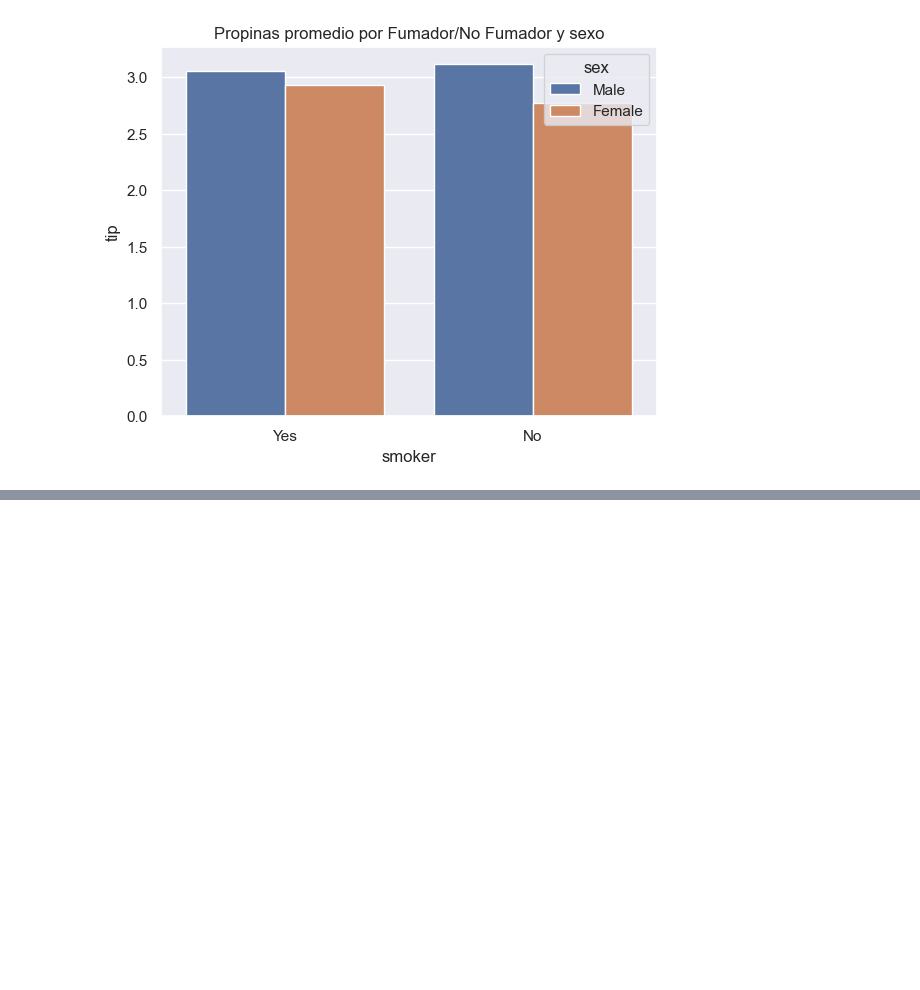
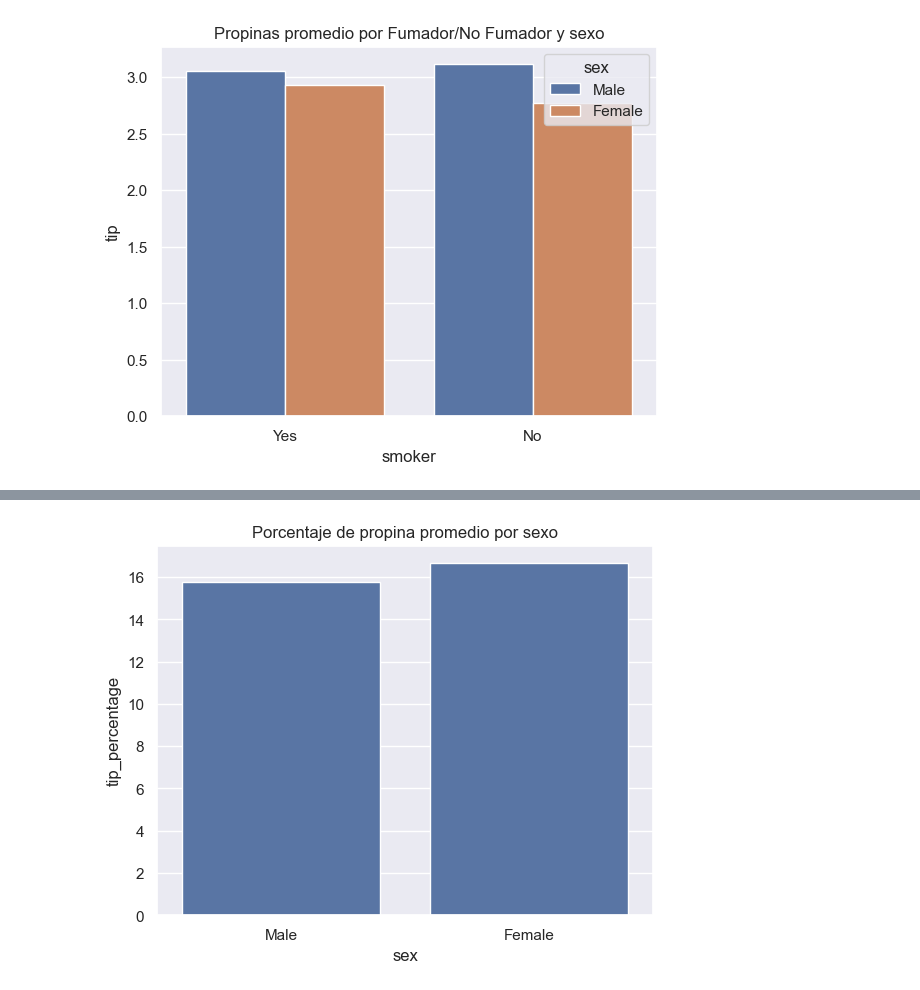
Before and after one commit to Gozv/Data_Analyst_Pandas-, a Jupyter notebook: Seaborn.ipynb, the cells around one changed output, grey strips where cells are left out. Saved outputs shown, nothing was run; the diff lists cells and outputs as text; code cells hidden in the pictures; blank space fills up the shorter version.

```diff
--- a/Seaborn.ipynb
+++ b/Seaborn.ipynb
@@ -273,0 +288,4 @@ plt.show()
+# %%
+# Calcule el porcentaje de propina y lo agregamos al DataFrame
+df["tip_percentage"] = (df["tip"] / df["total_bill"]) * 100
+df
@@ -273,0 +306,7 @@ plt.show()
+# %%
+# Grafico de barras de porcentaje de propinas promedio por sexo
+sns.barplot(data=df, x="sex", y="tip_percentage", errorbar=None)
+plt.title("Porcentaje de propina promedio por sexo")
+plt.show()
+# %% [output]
+[figure, added]
```
Also changed, not shown: parts of 6 cells of this notebook, 1 other file.
